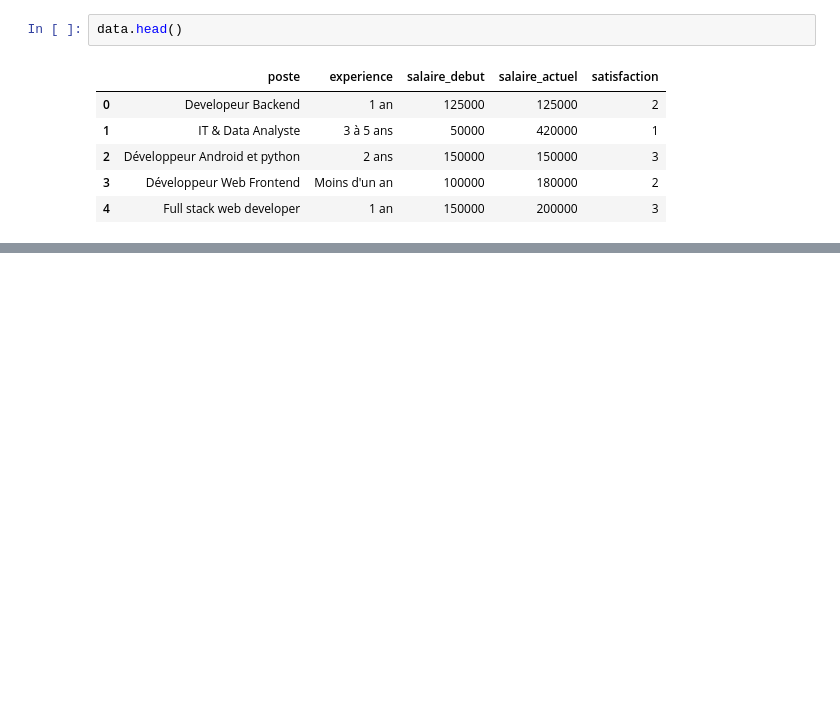
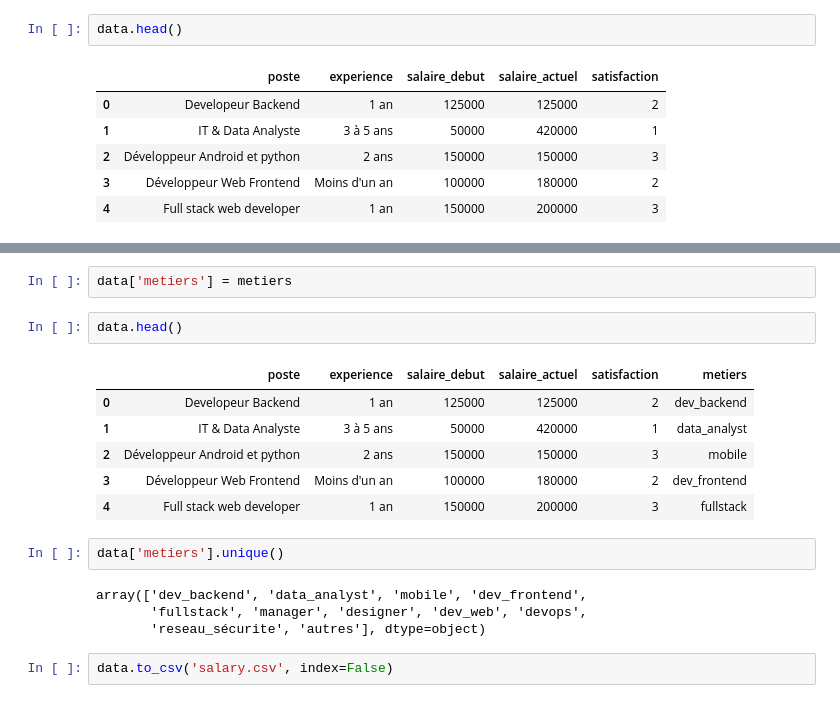
Before and after one commit to Shado2107/Python-machine-learning, a Jupyter notebook: Salary_analysis/salary-analysis.ipynb, the cells around one changed output, grey strips where cells are left out. Cells and saved outputs as stored; diff of their text form; blank space fills up the shorter version.

```diff
--- a/Salary_analysis/salary-analysis.ipynb
+++ b/Salary_analysis/salary-analysis.ipynb
@@ -199,0 +251,19 @@ data.head()
+# %%
+data['metiers'] = metiers
+# %%
+data.head()
+# %% [output]
+|  | poste | experience | salaire_debut | salaire_actuel | satisfaction | metiers |
+| 0 | Developeur Backend | 1 an | 125000 | 125000 | 2 | dev_backend |
+| 1 | IT & Data Analyste | 3 à 5 ans | 50000 | 420000 | 1 | data_analyst |
+| 2 | Développeur Android et python | 2 ans | 150000 | 150000 | 3 | mobile |
+| 3 | Développeur Web Frontend | Moins d'un an | 100000 | 180000 | 2 | dev_frontend |
+| 4 | Full stack web developer | 1 an | 150000 | 200000 | 3 | fullstack |
+# %%
+data['metiers'].unique()
+# %% [output]
+array(['dev_backend', 'data_analyst', 'mobile', 'dev_frontend',
+       'fullstack', 'manager', 'designer', 'dev_web', 'devops',
+       'reseau_sécurite', 'autres'], dtype=object)
+# %%
+data.to_csv('salary.csv', index=False)
```
Also changed, not shown: parts of 14 cells of this notebook, 2 other files.
